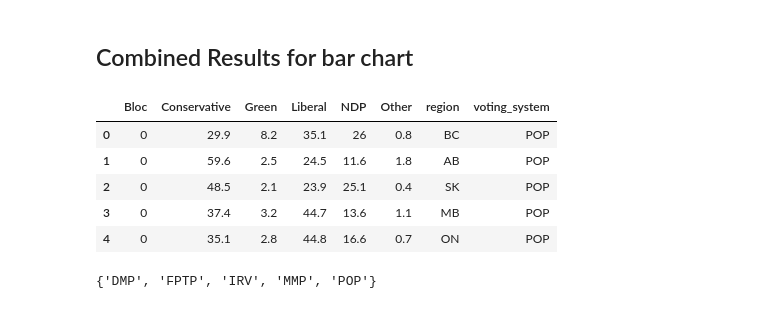
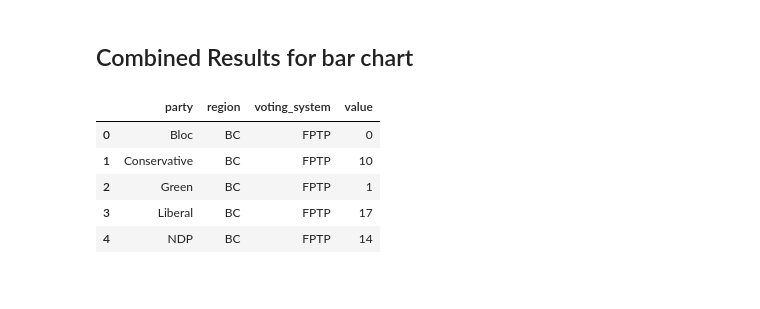
Before and after one commit to smcmurtry/electoral_reform, a Jupyter notebook: python/data_munging.ipynb, the cells around one changed output. Saved outputs shown, nothing was run; the diff lists cells and outputs as text; code cells hidden in the pictures.

Commit message:
added seat count table

```diff
--- a/python/data_munging.ipynb
+++ b/python/data_munging.ipynb
@@ -464,2 +471,4 @@ irv4
+# %%
+tot_df_irv = irv3[irv3.columns[:-1]].copy()
 # %% [markdown]
 ## Combined Results for bar chart
@@ -468,0 +475,29 @@ temp.index = range(len(temp))
+# %%
+pct_df_concat = pd.concat([pop2, pct_df_fptp, pct_df_mmp, pct_df_irv, pct_df_dmp])
+tot_df_concat = pd.concat([tot_df_fptp, tot_df_mmp, tot_df_irv, tot_df_dmp])
+
+pct_df_concat.index = range(len(pct_df_concat))
+tot_df_concat.index = range(len(tot_df_concat))
+# %%
+def expand_df(df_concat):
+    df_all = pd.DataFrame(columns=['party', 'region', 'voting_system', 'value'], index=range(len(df_concat)*5))
+    i2 = 0
+    for i1 in df_concat.index:
+        if df_concat['voting_system'][i1] == 'POP':
+            add_cols = parties + ['Other']
+        else:
+            add_cols = parties
+
+        for party in add_cols:
+            df_all.set_value(i2, 'party', party)
+            df_all.set_value(i2, 'region', df_concat['region'][i1])
+            df_all.set_value(i2, 'voting_system', df_concat['voting_system'][i1])
+            if df_concat['voting_system'][i1] == 'POP':
+                df_all.set_value(i2, 'value', df_concat[party][i1]*0.01)
+            else:
+                df_all.set_value(i2, 'value', df_concat[party][i1])
+            i2 += 1
+    return df_all
+# %%
+pct_df_all = expand_df(pct_df_concat)
+tot_df_all = expand_df(tot_df_concat)
@@ -469,9 +507,9 @@ temp.index = range(len(temp))
 # %%
-temp.head()
+tot_df_all.head()
 # %% [output]
-|  | Bloc | Conservative | Green | Liberal | NDP | Other | region | voting_system |
-| 0 | 0 | 29.9 | 8.2 | 35.1 | 26 | 0.8 | BC | POP |
-| 1 | 0 | 59.6 | 2.5 | 24.5 | 11.6 | 1.8 | AB | POP |
-| 2 | 0 | 48.5 | 2.1 | 23.9 | 25.1 | 0.4 | SK | POP |
-| 3 | 0 | 37.4 | 3.2 | 44.7 | 13.6 | 1.1 | MB | POP |
-| 4 | 0 | 35.1 | 2.8 | 44.8 | 16.6 | 0.7 | ON | POP |
+|  | party | region | voting_system | value |
+| 0 | Bloc | BC | FPTP | 0 |
+| 1 | Conservative | BC | FPTP | 10 |
+| 2 | Green | BC | FPTP | 1 |
+| 3 | Liberal | BC | FPTP | 17 |
+| 4 | NDP | BC | FPTP | 14 |
@@ -497,4 +515,0 @@ for i1 in temp.index:
-# %%
-set(summary.voting_system)
-# %% [output]
-{'DMP', 'FPTP', 'IRV', 'MMP', 'POP'}
```
Also changed, not shown: parts of 26 cells of this notebook, 8 other files.
